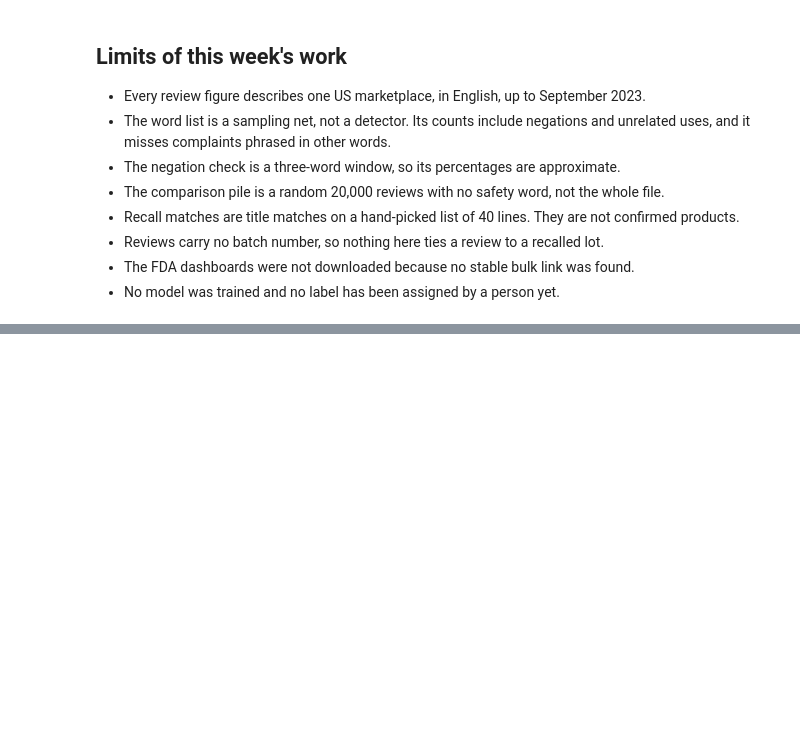
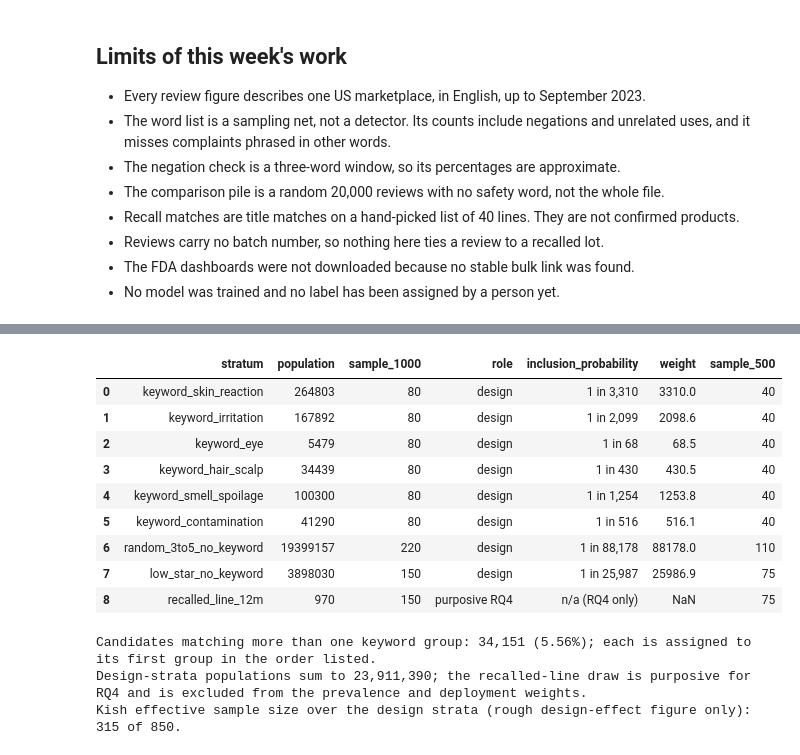
Before and after one commit to Pawansingh3889/yuvaintern, a Jupyter notebook: complaint_detection.ipynb, the cells around one changed output, grey strips where cells are left out. Cells and saved outputs as stored; diff of their text form; code cells hidden in the pictures; blank space fills up the shorter version.

```diff
--- a/complaint_detection.ipynb
+++ b/complaint_detection.ipynb
@@ -1447,0 +1608,71 @@ display(summary.to_frame('value'))
+# %%
+# 16.2 Sampling frame and inclusion probabilities (report Table 14a).
+import numpy as np
+
+order = list(WORD_GROUPS)
+first_group = candidates['groups'].map(
+    lambda g: next((name for name in order if name in g), None) if g else None)
+exclusive = first_group.value_counts().to_dict()
+overlap_candidates = int(candidates['groups'].map(lambda g: len(g) > 1).sum())
+assert sum(exclusive.values()) == len(candidates) == t['any_keyword']
+
+N_no_keyword = int(t['reviews'] - t['any_keyword'])
+N_low = int(by_rating[1] - hit_by_rating[1] + by_rating[2] - hit_by_rating[2])
+N_random = int(N_no_keyword - N_low)   # three to five star, no keyword: disjoint from the low-star stratum
+overlap_frame = pd.read_csv(PROCESSED / 'recall_review_overlap.csv')
+qualifying = overlap_frame.loc[overlap_frame['reviews_in_12_months_before'] >= 20]
+N_recall = int(qualifying['reviews_in_12_months_before'].sum())
+assert N_recall == 970 and len(qualifying) == 8
+
+# Design strata (used for weighting): disjoint, and they sum to the full review file.
+rows = [{'stratum': f'keyword_{name}', 'population': int(exclusive[name]), 'sample_1000': 80, 'role': 'design'}
+        for name in order]
+rows += [
+    {'stratum': 'random_3to5_no_keyword', 'population': N_random, 'sample_1000': 220, 'role': 'design'},
+    {'stratum': 'low_star_no_keyword', 'population': N_low, 'sample_1000': 150, 'role': 'design'},
+    {'stratum': 'recalled_line_12m', 'population': N_recall, 'sample_1000': 150, 'role': 'purposive RQ4'},
+]
+frame = pd.DataFrame(rows)
+design = frame['role'].eq('design')
+assert frame.loc[design, 'population'].sum() == t['reviews'], 'design strata must sum to the full file'
+assert int(frame['sample_1000'].sum()) == 1000
+assert int(frame.loc[~design, 'sample_1000'].sum()) == 150
+
+frame['inclusion_probability'] = frame['sample_1000'] / frame['population']
+frame['weight'] = 1 / frame['inclusion_probability']
+frame['sample_500'] = frame['sample_1000'] // 2
+# The recalled-line draw is purposive and is excluded from prevalence and deployment weights.
+frame.loc[~design, ['inclusion_probability', 'weight']] = np.nan
+
+weights = np.repeat(frame.loc[design, 'weight'].to_numpy(), frame.loc[design, 'sample_1000'].to_numpy())
+kish_n_eff = float(len(weights) / (1 + weights.var(ddof=0) / weights.mean() ** 2))   # rough figure only
+
+z = 1.959964
+def wilson_halfwidth(p, n):
+    return z * np.sqrt(p * (1 - p) / n + z * z / (4 * n * n)) / (1 + z * z / n)
+
+display_frame = frame.copy()
+display_frame['inclusion_probability'] = display_frame['inclusion_probability'].map(
+    lambda x: 'n/a (RQ4 only)' if pd.isna(x) else f'1 in {1 / x:,.0f}')
+display_frame['weight'] = display_frame['weight'].round(1)
+frame.to_csv(PROCESSED / 'sampling_frame.csv', index=False)
+display(display_frame)
+print(f"Candidates matching more than one keyword group: {overlap_candidates:,} "
+      f"({overlap_candidates / len(candidates):.2%}); each is assigned to its first group in the order listed.")
+print(f"Design-strata populations sum to {frame.loc[design, 'population'].sum():,}; the recalled-line draw is "
+      f"purposive for RQ4 and is excluded from the prevalence and deployment weights.")
+print(f"Kish effective sample size over the design strata (rough design-effect figure only): {kish_n_eff:.0f} of 850.")
+# %% [output]
+|  | stratum | population | sample_1000 | role | inclusion_probability | weight | sample_500 |
+| 0 | keyword_skin_reaction | 264803 | 80 | design | 1 in 3,310 | 3310.0 | 40 |
+| 1 | keyword_irritation | 167892 | 80 | design | 1 in 2,099 | 2098.6 | 40 |
+| 2 | keyword_eye | 5479 | 80 | design | 1 in 68 | 68.5 | 40 |
+| 3 | keyword_hair_scalp | 34439 | 80 | design | 1 in 430 | 430.5 | 40 |
+| 4 | keyword_smell_spoilage | 100300 | 80 | design | 1 in 1,254 | 1253.8 | 40 |
+| 5 | keyword_contamination | 41290 | 80 | design | 1 in 516 | 516.1 | 40 |
+| 6 | random_3to5_no_keyword | 19399157 | 220 | design | 1 in 88,178 | 88178.0 | 110 |
+| 7 | low_star_no_keyword | 3898030 | 150 | design | 1 in 25,987 | 25986.9 | 75 |
+| 8 | recalled_line_12m | 970 | 150 | purposive RQ4 | n/a (RQ4 only) | NaN | 75 |
+Candidates matching more than one keyword group: 34,151 (5.56%); each is assigned to its first group in the order listed.
+Design-strata populations sum to 23,911,390; the recalled-line draw is purposive for RQ4 and is excluded from the prevalence and deployment weights.
+Kish effective sample size over the design strata (rough design-effect figure only): 315 of 850.
```
Also changed, not shown: parts of 12 cells of this notebook, 4 other files.
